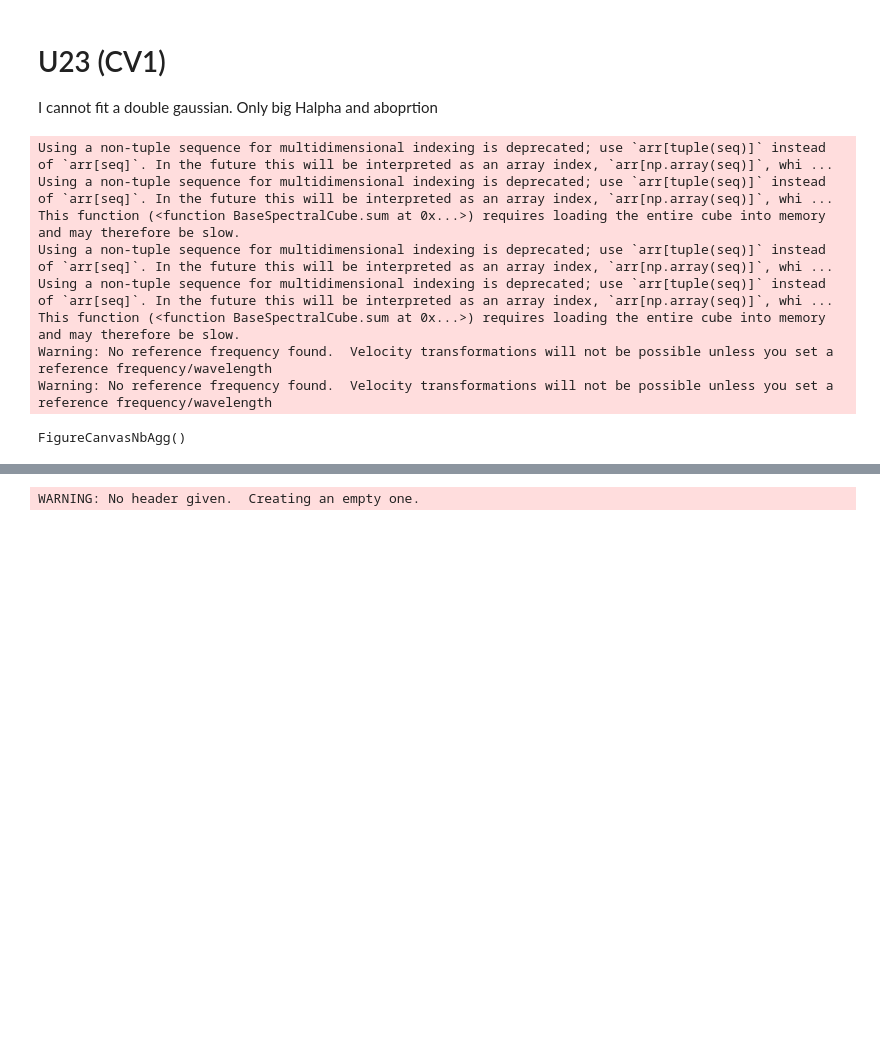
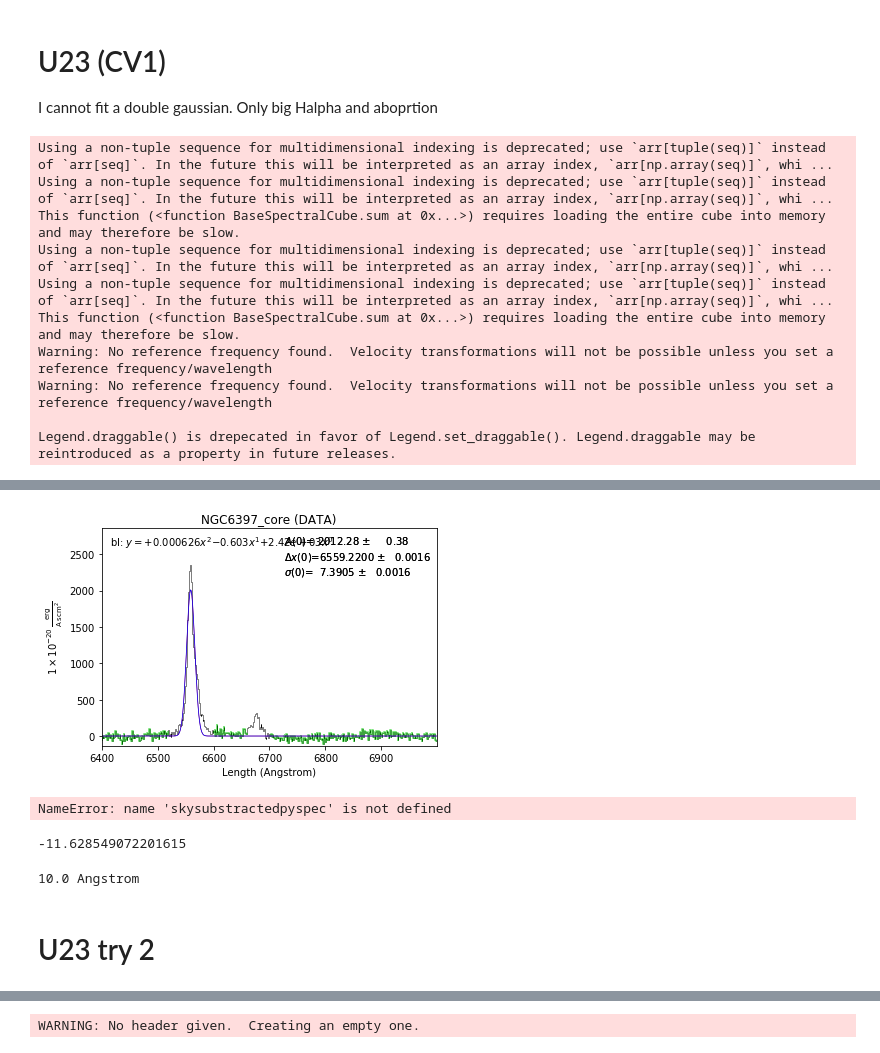
Before and after one commit to manuelmarcano22/ReduceMUSE2017, a Jupyter notebook: Spectra/CVs.ipynb, the cells around one changed output, grey strips where cells are left out. Cells and saved outputs as stored; diff of their text form; code cells hidden in the pictures; blank space fills up the shorter version.

```diff
--- a/Spectra/CVs.ipynb
+++ b/Spectra/CVs.ipynb
@@ -195,35 +195,51 @@ skysubstractedpyspec.crop(6400., 7000, unit='angstrom')
 
 
 #skysubstractedpyspec.baseline(exclude=[4000,5000,6450,6746,6815,6884,7003,7126,7506,7674,8142,8231], order=5,subtract=False, highlight_fitregion=True)
-skysubstractedpyspec.baseline(xmin=6000, xmax=7000,exclude=[6520,6600,6660,6680],order=2,subtract=True, highlight_fitregion=True)
+skysubstractedpyspec.baseline(xmin=6000, xmax=7000,exclude=[6520,6600,6660,6700],order=2,subtract=True, highlight_fitregion=True)
 
 
 
 #skysubstractedpyspec.plotter(xmin=6100,xmax=7000)
 
 
 
 #skysubstractedpyspec.plotter()
 
-skysubstractedpyspec.specfit(guesses=[1000.,6564.,10., 10,6560.,1.],
-             fittype='gaussian', show_components=True, annotate = False)
+skysubstractedpyspec.specfit(guesses=[4500.,6564.,10.],
+             fittype='gaussian', show_components=True, annotate =True)
 
 
 
 skysubstractedpyspec.plotter.refresh()
 
 
 #Show plots
 show(column(p,p2))
 # %% [output]
 Using a non-tuple sequence for multidimensional indexing is deprecated; use `arr[tuple(seq)]` instead of `arr[seq]`. In the future this will be interpreted as an array index, `arr[np.array(seq)]`, whi ...
 Using a non-tuple sequence for multidimensional indexing is deprecated; use `arr[tuple(seq)]` instead of `arr[seq]`. In the future this will be interpreted as an array index, `arr[np.array(seq)]`, whi ...
 This function (<function BaseSpectralCube.sum at 0x...>) requires loading the entire cube into memory and may therefore be slow.
 Using a non-tuple sequence for multidimensional indexing is deprecated; use `arr[tuple(seq)]` instead of `arr[seq]`. In the future this will be interpreted as an array index, `arr[np.array(seq)]`, whi ...
 Using a non-tuple sequence for multidimensional indexing is deprecated; use `arr[tuple(seq)]` instead of `arr[seq]`. In the future this will be interpreted as an array index, `arr[np.array(seq)]`, whi ...
 This function (<function BaseSpectralCube.sum at 0x...>) requires loading the entire cube into memory and may therefore be slow.
 Warning: No reference frequency found.  Velocity transformations will not be possible unless you set a reference frequency/wavelength
 Warning: No reference frequency found.  Velocity transformations will not be possible unless you set a reference frequency/wavelength
+
+Legend.draggable() is drepecated in favor of Legend.set_draggable(). Legend.draggable may be reintroduced as a property in future releases.
-FigureCanvasNbAgg()
 [interactive output not drawn]
 [interactive output not drawn]
+[figure, added]
+# %%
+skysubstractedpyspec.specfit.print_fit()
+# %% [output]
+NameError: name 'skysubstractedpyspec' is not defined
+# %%
+print(skysubstractedpyspec.specfit.EQW())
+# %% [output]
+-11.628549072201615
+# %%
+print(skysubstractedpyspec.specfit.measure_approximate_fwhm())
+# %% [output]
+10.0 Angstrom
+# %% [markdown]
+# U23 try 2
```
Also changed, not shown: parts of 5 cells of this notebook, 3 other files.
